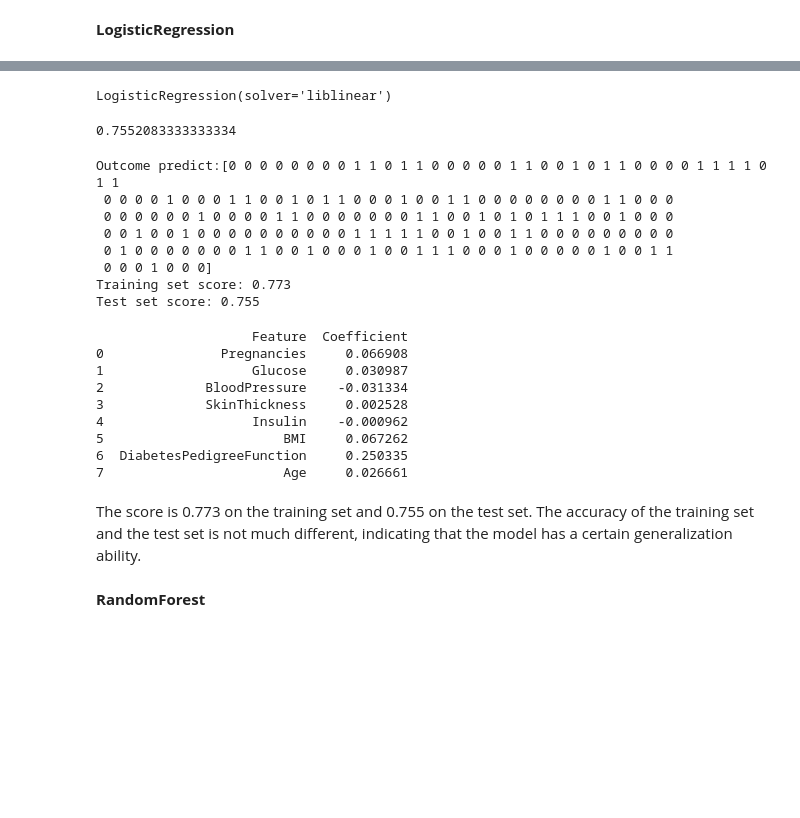
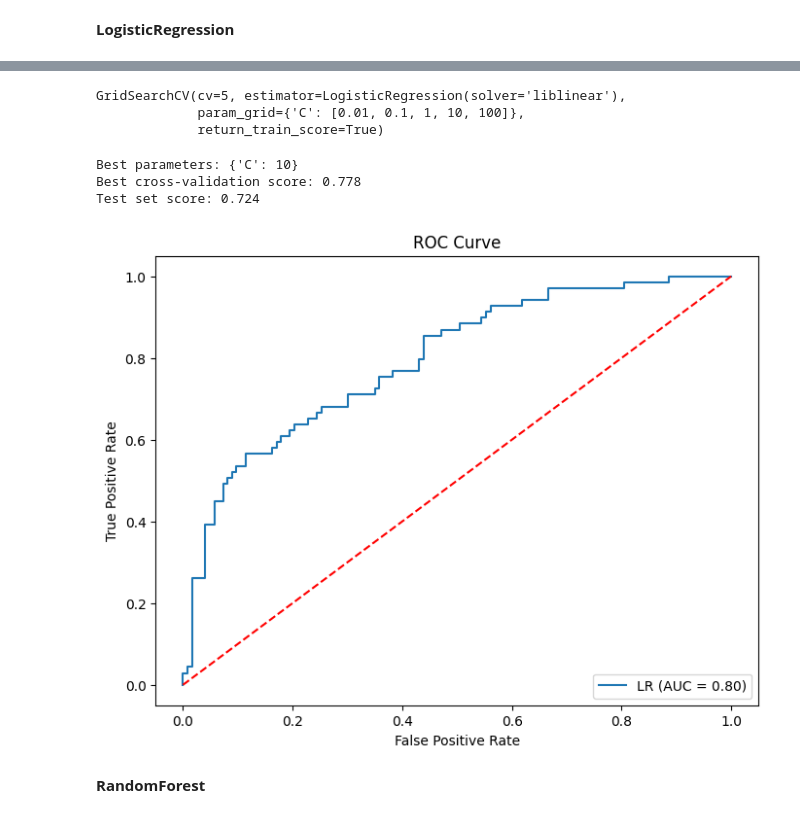
Before and after one commit to PanLuochuan/project1, a Jupyter notebook: Data_management_p136608.ipynb, the cells around one changed output, grey strips where cells are left out. Saved outputs shown, nothing was run; the diff lists cells and outputs as text; code cells hidden in the pictures; blank space fills up the shorter version.

```diff
--- a/Data_management_p136608.ipynb
+++ b/Data_management_p136608.ipynb
@@ -219,4 +206,9 @@ lr = LogisticRegression(solver='liblinear')
+# %%
+param_grid = {'C': [0.01, 0.1, 1, 10, 100]}
+grid_search = GridSearchCV(LogisticRegression(solver='liblinear'), param_grid, cv=5, return_train_score=True)
 # %%
-lr.fit(X_train , y_train)
+grid_search.fit(X_train, y_train)
 # %% [output]
-LogisticRegression(solver='liblinear')
+GridSearchCV(cv=5, estimator=LogisticRegression(solver='liblinear'),
+             param_grid={'C': [0.01, 0.1, 1, 10, 100]},
+             return_train_score=True)
@@ -225,39 +215,26 @@ outcome_predict = lr.predict(X_test)
-# %%
-lr.score(X_test,y_test)
-# %% [output]
-0.7552083333333334
 # %%
-print("Outcome predict:{}".format(outcome_predict))
-print("Training set score: {:.3f}".format(lr.score(X_train, y_train)))
-print("Test set score: {:.3f}".format(lr.score(X_test, y_test)))
+print("Best parameters: {}".format(grid_search.best_params_))
+print("Best cross-validation score: {:.3f}".format(grid_search.best_score_))
+print("Test set score: {:.3f}".format(grid_search.score(X_test, y_test)))
 # %% [output]
-Outcome predict:[0 0 0 0 0 0 0 0 1 1 0 1 1 0 0 0 0 0 1 1 0 0 1 0 1 1 0 0 0 0 1 1 1 1 0 1 1
- 0 0 0 0 1 0 0 0 1 1 0 0 1 0 1 1 0 0 0 1 0 0 1 1 0 0 0 0 0 0 0 0 1 1 0 0 0
- 0 0 0 0 0 0 1 0 0 0 0 1 1 0 0 0 0 0 0 0 1 1 0 0 1 0 1 0 1 1 1 0 0 1 0 0 0
- 0 0 1 0 0 1 0 0 0 0 0 0 0 0 0 0 1 1 1 1 1 0 0 1 0 0 1 1 0 0 0 0 0 0 0 0 0
- 0 1 0 0 0 0 0 0 0 1 1 0 0 1 0 0 0 1 0 0 1 1 1 0 0 0 1 0 0 0 0 0 1 0 0 1 1
- 0 0 0 1 0 0 0]
-Training set score: 0.773
-Test set score: 0.755
+Best parameters: {'C': 10}
+Best cross-validation score: 0.778
+Test set score: 0.724
-# %%
-coefficients = lr.coef_[0]
-
-feature_names = X_train.columns
-
-summary_df = pd.DataFrame({'Feature': feature_names, 'Coefficient': coefficients})
-print(summary_df)
-# %% [output]
-                    Feature  Coefficient
-0               Pregnancies     0.066908
-1                   Glucose     0.030987
-2             BloodPressure    -0.031334
-3             SkinThickness     0.002528
-4                   Insulin    -0.000962
-5                       BMI     0.067262
-6  DiabetesPedigreeFunction     0.250335
-7                       Age     0.026661
-# %% [markdown]
-The score is 0.773 on the training set and 0.755 on the test set. The accuracy of the training set and the test set is not much different, indicating that the model has a certain generalization ability.
+# %%
+lr_probs = grid_search.predict_proba(X_test)[:, 1]
+fpr, tpr, thresholds = roc_curve(y_test, lr_probs)
+roc_auc = roc_auc_score(y_test, lr_probs)
+
+plt.figure(figsize=(8, 6))
+plt.plot(fpr, tpr, label='LR (AUC = {:.2f})'.format(roc_auc))
+plt.plot([0, 1], [0, 1], 'r--')
+plt.xlabel('False Positive Rate')
+plt.ylabel('True Positive Rate')
+plt.title('ROC Curve')
+plt.legend(loc="lower right")
+plt.show()
+# %% [output]
+[figure, added]
 # %% [markdown]
 **RandomForest**
 # %%
```
Also changed, not shown: parts of 23 cells of this notebook.
